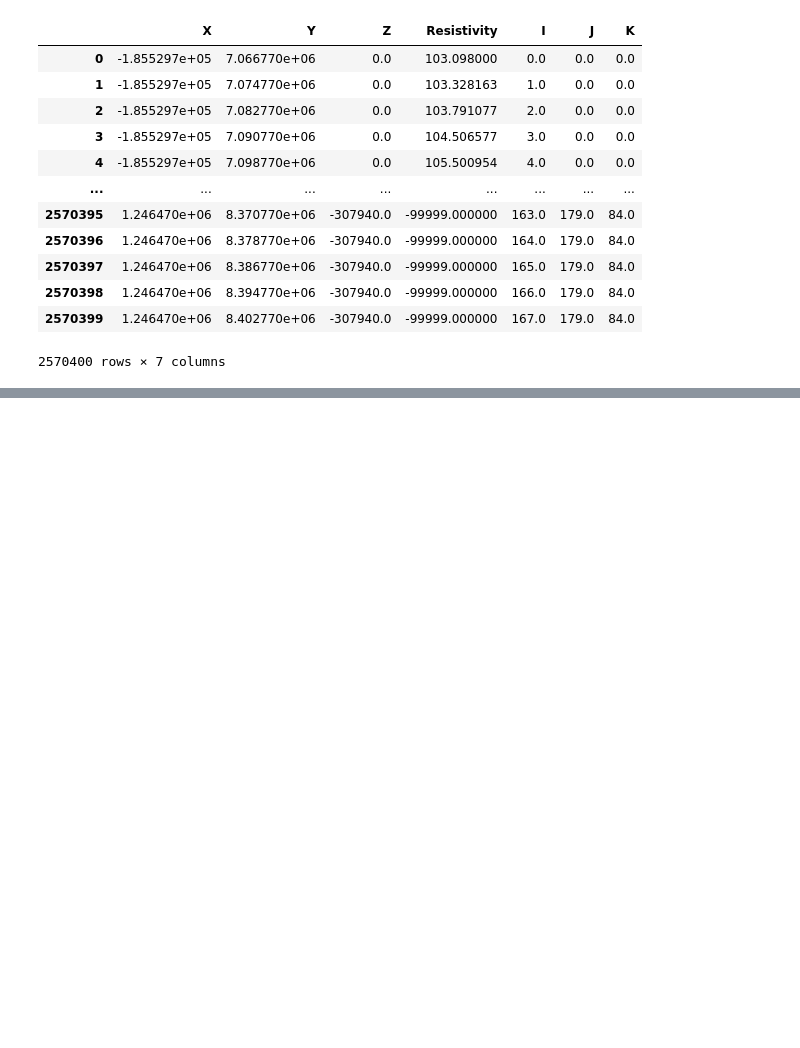
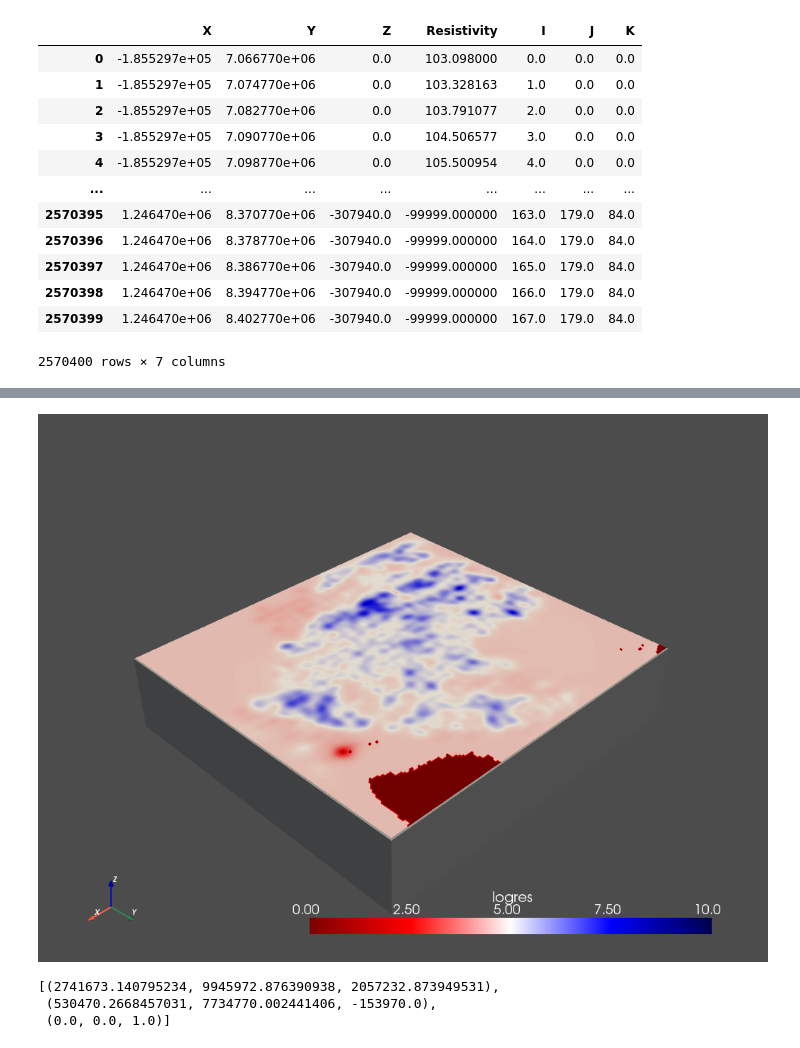
Before and after one commit to RichardScottOZ/GOCAD_SG_Grid_Reader, a Jupyter notebook: AusLAMP-MtISa-New.ipynb, the cells around one changed output, grey strips where cells are left out. Cells and saved outputs as stored; diff of their text form; code cells hidden in the pictures; blank space fills up the shorter version.

Commit message:
output of new TISA grid

```diff
--- a/AusLAMP-MtISa-New.ipynb
+++ b/AusLAMP-MtISa-New.ipynb
@@ -36,0 +62,2 @@ dfTISA
+# %%
+df = dfTISA.sort_values(['Z', 'Y', 'X'], ascending=[True, True, True])
@@ -36,0 +68,3 @@ dfTISA
+# %%
+grid = pv.RectilinearGrid( np.asarray(df['X']),np.asarray(df['Y']),np.asarray(df['Z']))
+grid
@@ -36,0 +80,9 @@ dfTISA
+# %%
+grid['resistivity'] = df['Resistivity']
+grid['logres'] = np.log(grid['resistivity'])
+grid.plot(scalars='logres', clim=(0,10),cmap='seismic_r')
+# %% [output]
+[figure, added]
+[(2741673.140795234, 9945972.876390938, 2057232.873949531),
+ (530470.2668457031, 7734770.002441406, -153970.0),
+ (0.0, 0.0, 1.0)]
```
Also changed, not shown: parts of 6 cells of this notebook, 1 other file.
